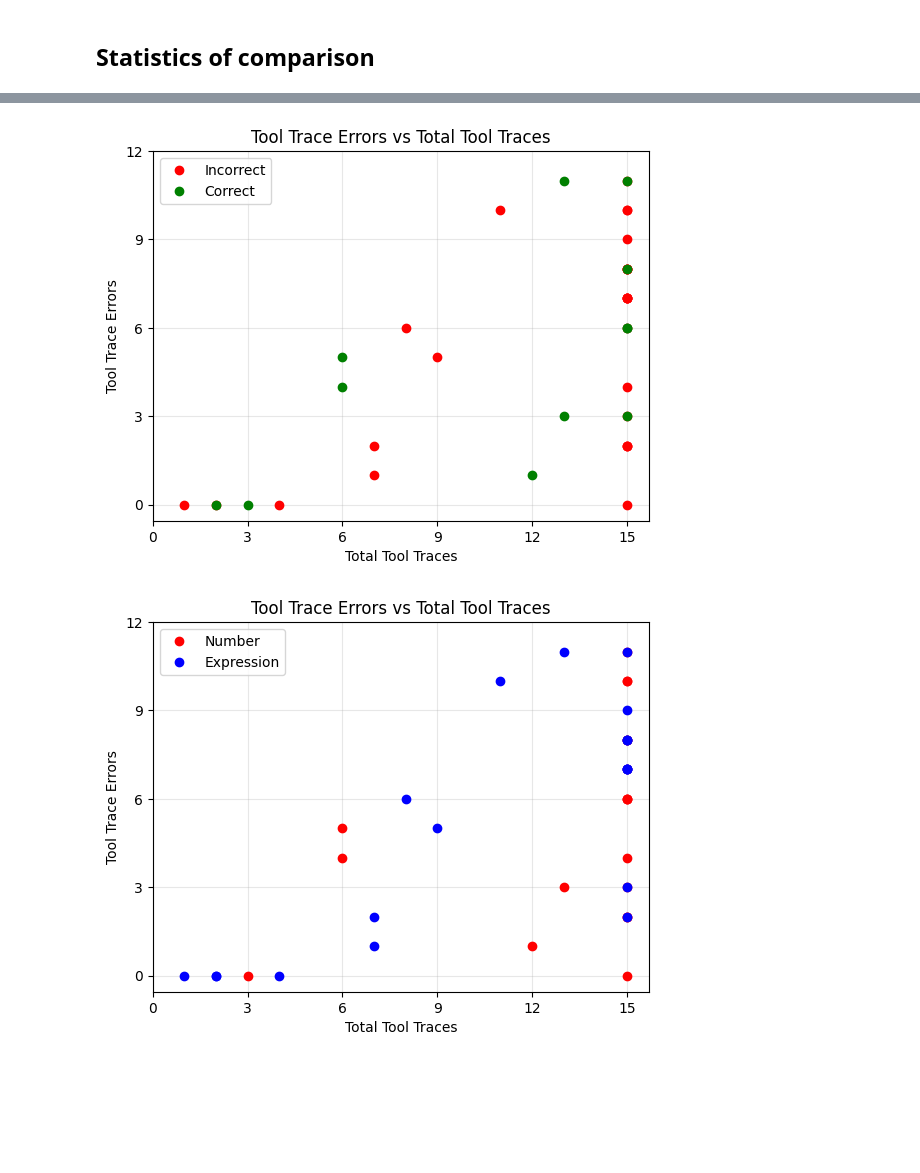
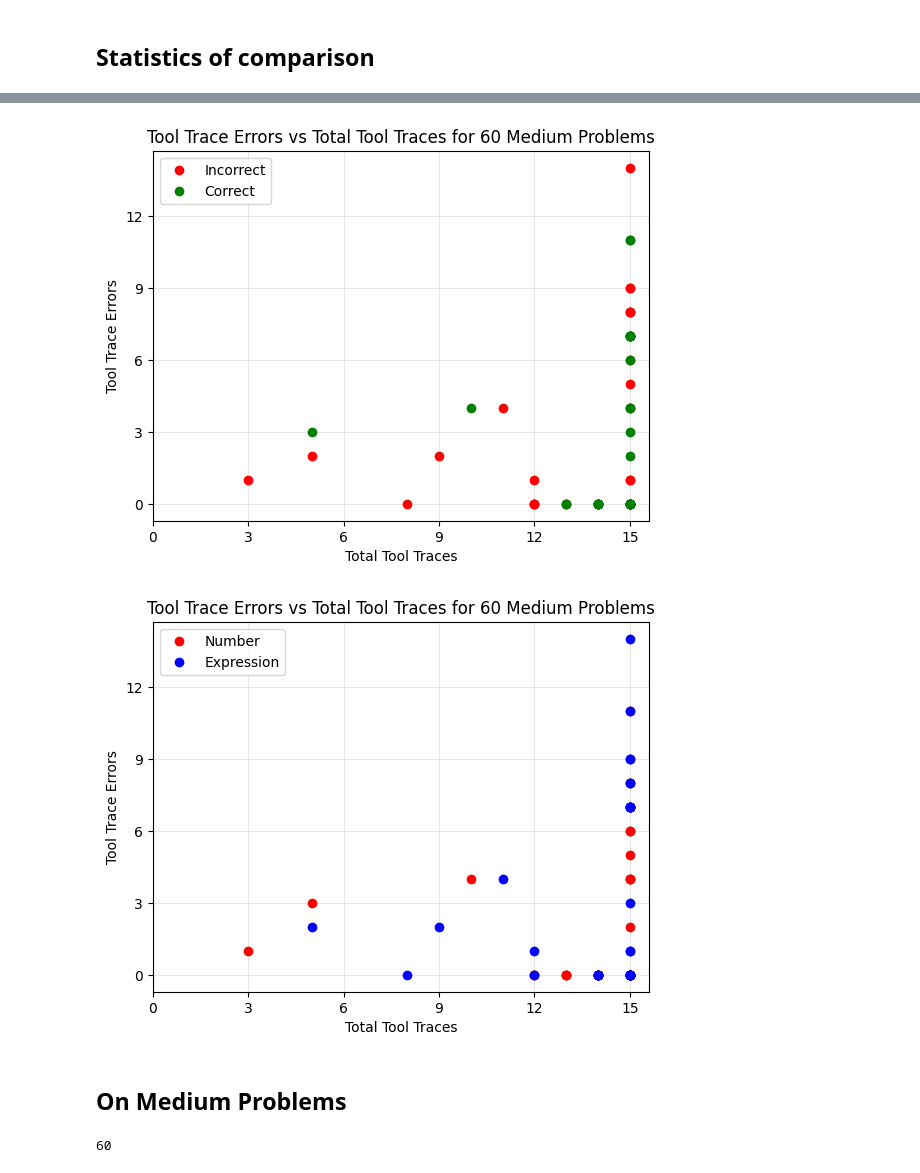
Before and after one commit to Snopoff/Evaluating-SageMath-Augmented-LLM-Agents-for-Computational-and-Experimental-Mathematics, a Jupyter notebook: notebooks/check-problems.ipynb, the cells around one changed output, grey strips where cells are left out. Cells and saved outputs as stored; diff of their text form; code cells hidden in the pictures; blank space fills up the shorter version.

```diff
--- a/notebooks/check-problems.ipynb
+++ b/notebooks/check-problems.ipynb
@@ -195,0 +195,14 @@ Answers by answer type:
+# %%
+for difficulty in normalized_problems_by_difficulty:
+    for answer_type in normalized_problems_by_type:
+        difficulty_answer_type_results = [
+            answer for answer in no_tool_deepseekv32
+            if answer["id"] in [p["id"] for p in normalized_problems_by_difficulty[difficulty]]
+            and answer["id"] in [p["id"] for p in normalized_problems_by_type[answer_type]]
+        ]
+        count = len(difficulty_answer_type_results)
+        print(f"{difficulty} - {answer_type}: {count} answers")
+        if count > 0:
+            with open(root/f"data/results/deepseek/no_tool/deepseekv32_{difficulty}_{answer_type}.json", "w") as f:
+                json.dump(difficulty_answer_type_results, f, indent=4)
+                print(f"Saved {count} answers for difficulty '{difficulty}' and answer type '{answer_type}' to {f.name}")
@@ -226,3 +254,16 @@ Symbolic match for problem ID realmathbenchmark-00508
  'reference_sympy_fields': ['ground_truth_sympy_answer',
   'reference_sympy_answer',
   'sympy_answer']}
+# %%
+for difficulty in normalized_problems_by_difficulty:
+    for answer_type in normalized_problems_by_type:
+        print(f"\nComparing predictions for difficulty '{difficulty}' and answer type '{answer_type}':")
+        try:
+            compare_predictions_config = ComparePredictionsConfig(
+            root/f"data/results/deepseek/no_tool/deepseekv32_{difficulty}_{answer_type}.json",
+            summary_path=root/f"data/results/deepseek/no_tool/comparison/deepseekv32_{difficulty}_{answer_type}.json",
+            output_path=root/f"data/results/deepseek/no_tool/output/deepseekv32_{difficulty}_{answer_type}.json"
+            )
+            print(compare_predictions(compare_predictions_config))
+        except Exception as e:
+            print(f"No predictions to compare for difficulty '{difficulty}' and answer type '{answer_type}': {e}")
@@ -229,4 +288,6 @@ Symbolic match for problem ID realmathbenchmark-00508
 # %%
+##! OLD
+
 print("Comparison by difficulty:")
 for difficulty, answers in answers_by_difficulty.items():
     print(f"\n{difficulty}")
@@ -235,7 +296,9 @@ for difficulty, answers in answers_by_difficulty.items():
         continue
     compare_predictions_config = ComparePredictionsConfig(
         root/f"data/results/deepseek/no_tool/deepseekv32_{difficulty}_number_expression.json",
-        summary_path=root/f"data/results/deepseek/no_tool/comparison/deepseekv32_{difficulty}_number_expression.json")
+        summary_path=root/f"data/results/deepseek/no_tool/comparison/deepseekv32_{difficulty}_number_expression.json",
+        output_path=root/f"data/results/deepseek/no_tool/output/deepseekv32_{difficulty}_number_expression.json"
+    )
     print(compare_predictions(compare_predictions_config))
 
 
@@ -247,7 +310,9 @@ for answer_type, answers in answers_by_type.items():
         continue
     compare_predictions_config = ComparePredictionsConfig(
         root/f"data/results/deepseek/no_tool/deepseekv32_medium_hard_{answer_type}.json",
-        summary_path=root/f"data/results/deepseek/no_tool/comparison/deepseekv32_medium_hard_{answer_type}.json")
+        summary_path=root/f"data/results/deepseek/no_tool/comparison/deepseekv32_medium_hard_{answer_type}.json",
+        output_path=root/f"data/results/deepseek/no_tool/output/deepseekv32_medium_hard_{answer_type}.json"
+    )
     print(compare_predictions(compare_predictions_config))
 # %% [output]
 Comparison by difficulty:
@@ -396,8 +461,10 @@ formula
 # %% [markdown]
 ## Statistics of comparison
 # %%
-with open(root/"data/results/deepseek/tool/output/sage_deepseekv32_hard_number_expression.json", "r") as f:
+with open(root/"data/results/deepseek/tool/output/sage_deepseekv32_medium_number_expression_0_60.json", "r") as f:
     sage_deepseekv32_comparison = json.load(f)
+
+TYPE_OF_PROBLEMS = "Medium"
 # %%
 incorrect = [item for item in sage_deepseekv32_comparison if not item["correct"]]
 correct = [item for item in sage_deepseekv32_comparison if item["correct"]]
@@ -426,16 +493,16 @@ len(stats["tool_traces_errors_for_number"] + stats["tool_traces_errors_for_expre
 # %%
 plt.plot(stats["tool_traces_total_for_incorrect"], stats["tool_traces_errors_for_incorrect"], "ro", label="Incorrect")
 plt.plot(stats["tool_traces_total_for_correct"], stats["tool_traces_errors_for_correct"], "go", label="Correct")
 plt.xlabel("Total Tool Traces")
 plt.xticks(range(0,16,3))
 plt.ylabel("Tool Trace Errors")
 plt.yticks(range(0,13,3))
-plt.title("Tool Trace Errors vs Total Tool Traces")
+plt.title(f"Tool Trace Errors vs Total Tool Traces for {len(sage_deepseekv32_comparison)} {TYPE_OF_PROBLEMS} Problems")
 plt.grid(True, alpha=0.3)
 plt.legend()
 plt.show()
 # %% [output]
-[figure, old version]
+[figure, new version]
 # %%
 plt.plot(stats["tool_traces_total_for_number"], stats["tool_traces_errors_for_number"], "ro", label="Number")
 plt.plot(stats["tool_traces_total_for_expression"], stats["tool_traces_errors_for_expression"], "bo", label="Expression")
@@ -443,9 +510,11 @@ plt.xlabel("Total Tool Traces")
 plt.xticks(range(0,16,3))
 plt.ylabel("Tool Trace Errors")
 plt.yticks(range(0,13,3))
-plt.title("Tool Trace Errors vs Total Tool Traces")
+plt.title(f"Tool Trace Errors vs Total Tool Traces for {len(sage_deepseekv32_comparison)} {TYPE_OF_PROBLEMS} Problems")
 plt.grid(True, alpha=0.3)
 plt.legend()
 plt.show()
 # %% [output]
-[figure, old version]
+[figure, new version]
+# %% [markdown]
+## On Medium Problems
@@ -451,0 +524,4 @@ plt.show()
+# %%
+len(sage_deepseekv32_medium_60)
+# %% [output]
+60
```
Also changed, not shown: parts of 15 cells of this notebook, 2 other files.
